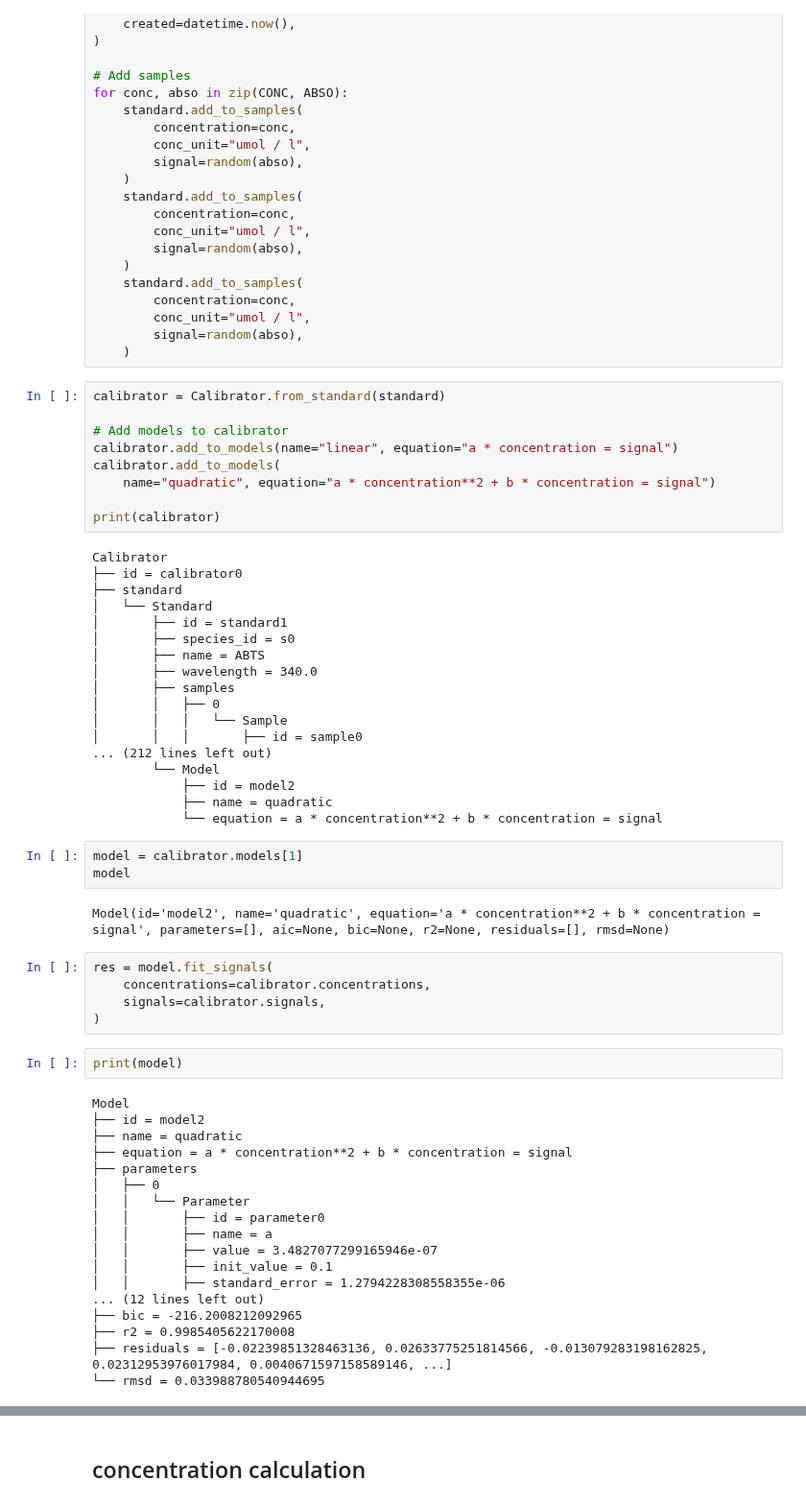
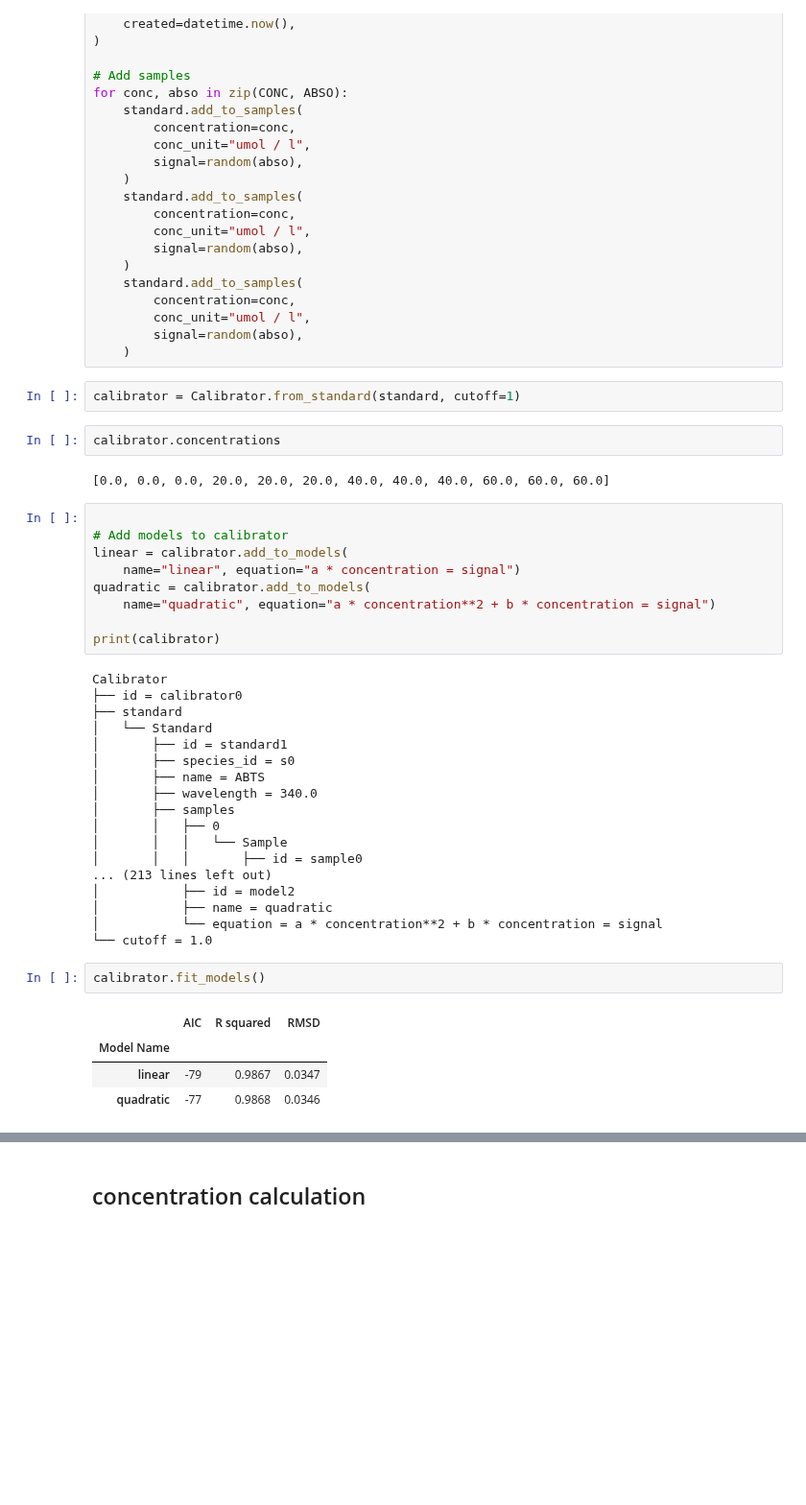
Before and after one commit to FAIRChemistry/datamodel_calibration, a Jupyter notebook: test_calibrator.ipynb, the cells around one changed output, grey strips where cells are left out. Shown at 96% size. Cells and saved outputs as stored; diff of their text form; blank space fills up the shorter version.

```diff
--- a/test_calibrator.ipynb
+++ b/test_calibrator.ipynb
@@ -47,12 +47,18 @@ for conc, abso in zip(CONC, ABSO):
         conc_unit="umol / l",
         signal=random(abso),
     )
+# %%
+calibrator = Calibrator.from_standard(standard, cutoff=1)
+# %%
+calibrator.concentrations
+# %% [output]
+[0.0, 0.0, 0.0, 20.0, 20.0, 20.0, 40.0, 40.0, 40.0, 60.0, 60.0, 60.0]
 # %%
-calibrator = Calibrator.from_standard(standard)
 
 # Add models to calibrator
-calibrator.add_to_models(name="linear", equation="a * concentration = signal")
-calibrator.add_to_models(
+linear = calibrator.add_to_models(
+    name="linear", equation="a * concentration = signal")
+quadratic = calibrator.add_to_models(
     name="quadratic", equation="a * concentration**2 + b * concentration = signal")
 
 print(calibrator)
@@ -69,38 +75,15 @@ Calibrator
 │       │   ├── 0
 │       │   │   └── Sample
 │       │   │       ├── id = sample0
-... (212 lines left out)
-        └── Model
-            ├── id = model2
-            ├── name = quadratic
-            └── equation = a * concentration**2 + b * concentration = signal
+... (213 lines left out)
+│           ├── id = model2
+│           ├── name = quadratic
+│           └── equation = a * concentration**2 + b * concentration = signal
+└── cutoff = 1.0
-# %%
-model = calibrator.models[1]
-model
-# %% [output]
-Model(id='model2', name='quadratic', equation='a * concentration**2 + b * concentration = signal', parameters=[], aic=None, bic=None, r2=None, residuals=[], rmsd=None)
-# %%
-res = model.fit_signals(
-    concentrations=calibrator.concentrations,
-    signals=calibrator.signals,
-)
-# %%
-print(model)
-# %% [output]
-Model
-├── id = model2
-├── name = quadratic
-├── equation = a * concentration**2 + b * concentration = signal
-├── parameters
-│   ├── 0
-│   │   └── Parameter
-│   │       ├── id = parameter0
-│   │       ├── name = a
-│   │       ├── value = 3.4827077299165946e-07
-│   │       ├── init_value = 0.1
-│   │       ├── standard_error = 1.2794228308558355e-06
-... (12 lines left out)
-├── bic = -216.2008212092965
-├── r2 = 0.9985405622170008
-├── residuals = [-0.02239851328463136, 0.02633775251814566, -0.013079283198162825, 0.02312953976017984, 0.0040671597158589146, ...]
-└── rmsd = 0.033988780540944695
+# %%
+calibrator.fit_models()
+# %% [output]
+|  | AIC | R squared | RMSD |
+| Model Name |  |  |  |
+| linear | -79 | 0.9867 | 0.0347 |
+| quadratic | -77 | 0.9868 | 0.0346 |
```
Also changed, not shown: parts of 8 cells of this notebook, 2 other files.
